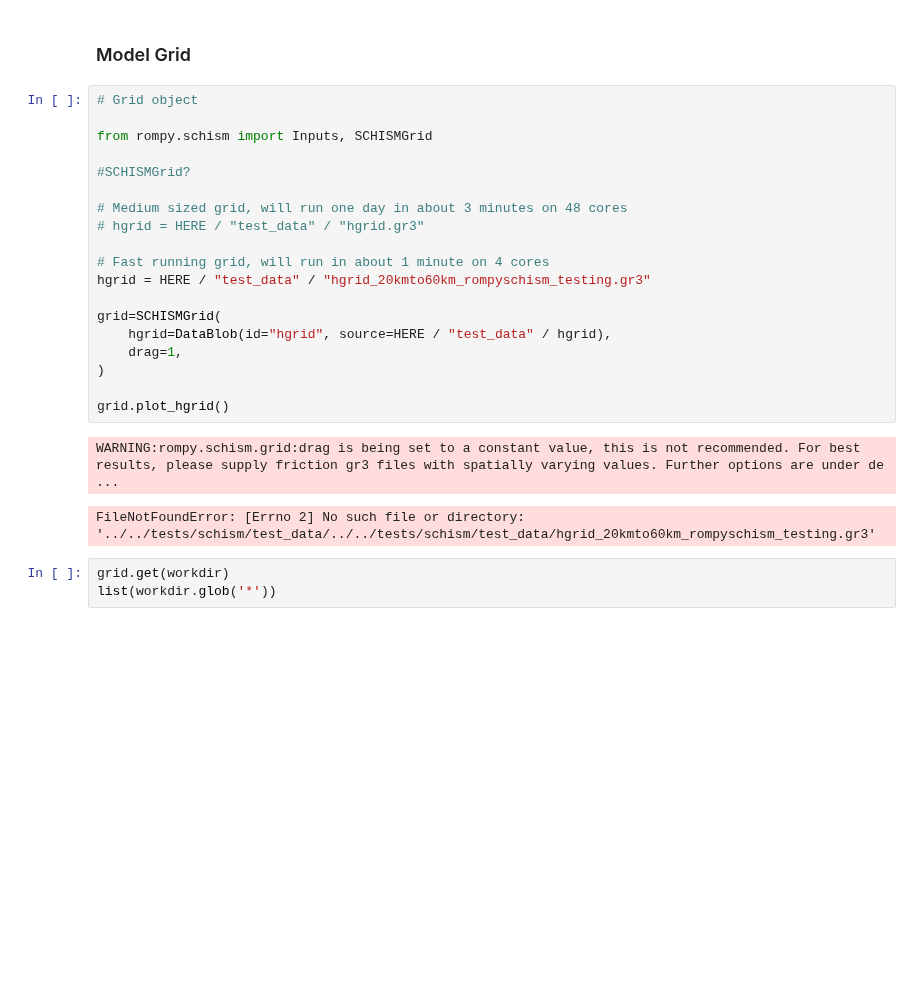
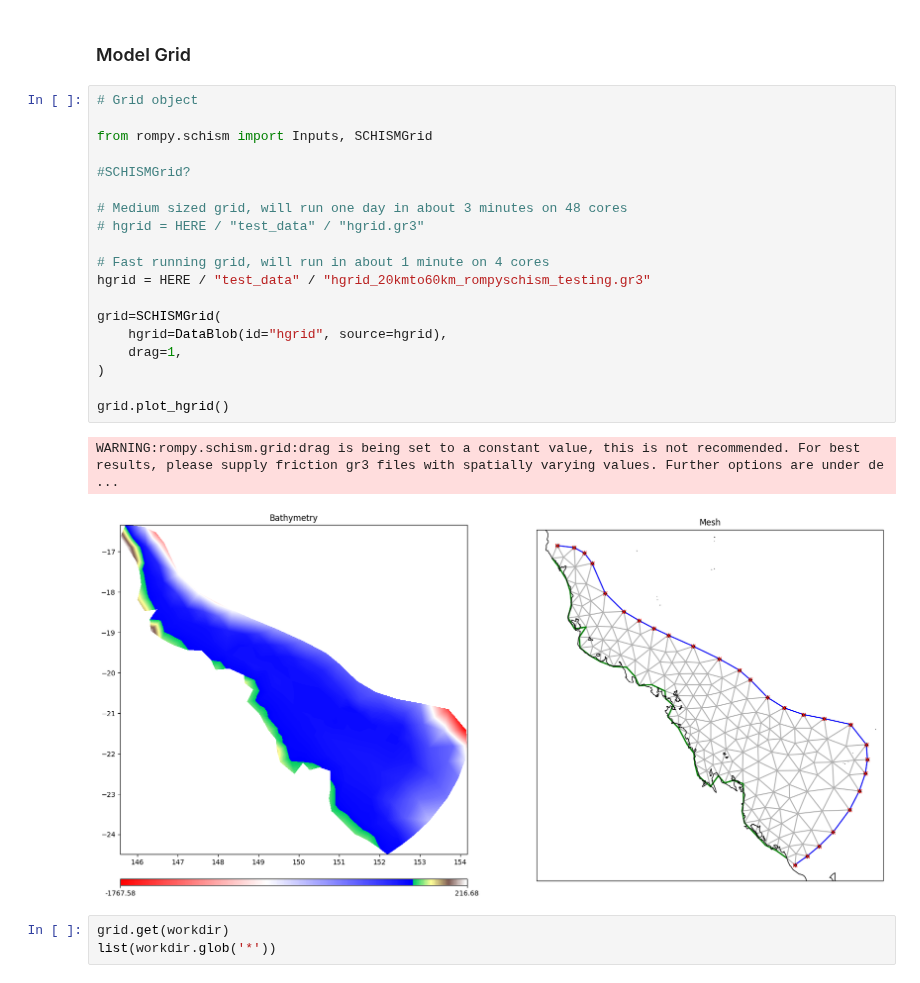
Before and after one commit to rom-py/rompy-schism, a Jupyter notebook: notebooks/schism/schism_procedural.ipynb, the cells around one changed output. Drawn from its saved outputs; the diff is of its cells as text; blank space fills up the shorter version.

```diff
--- a/notebooks/schism/schism_procedural.ipynb
+++ b/notebooks/schism/schism_procedural.ipynb
@@ -40,25 +262,25 @@ workdir.mkdir(exist_ok=True)
 # %%
 # Grid object
 
 from rompy.schism import Inputs, SCHISMGrid
 
 #SCHISMGrid?
 
 # Medium sized grid, will run one day in about 3 minutes on 48 cores
 # hgrid = HERE / "test_data" / "hgrid.gr3"
 
 # Fast running grid, will run in about 1 minute on 4 cores
 hgrid = HERE / "test_data" / "hgrid_20kmto60km_rompyschism_testing.gr3"
 
 grid=SCHISMGrid(
-    hgrid=DataBlob(id="hgrid", source=HERE / "test_data" / hgrid),
+    hgrid=DataBlob(id="hgrid", source=hgrid),
     drag=1,
 )
 
 grid.plot_hgrid()
 # %% [output]
 WARNING:rompy.schism.grid:drag is being set to a constant value, this is not recommended. For best results, please supply friction gr3 files with spatially varying values. Further options are under de ...
-FileNotFoundError: [Errno 2] No such file or directory: '../../tests/schism/test_data/../../tests/schism/test_data/hgrid_20kmto60km_rompyschism_testing.gr3'
+[figure, added]
 # %%
 grid.get(workdir)
 list(workdir.glob('*'))
```
Also changed, not shown: parts of 27 cells of this notebook.
